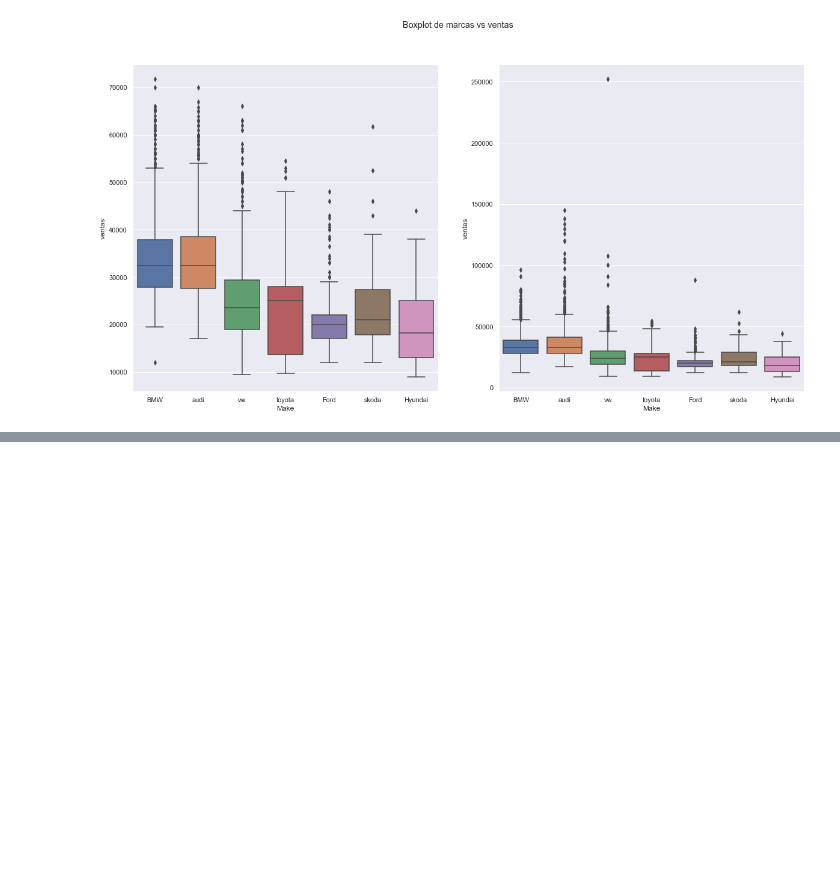
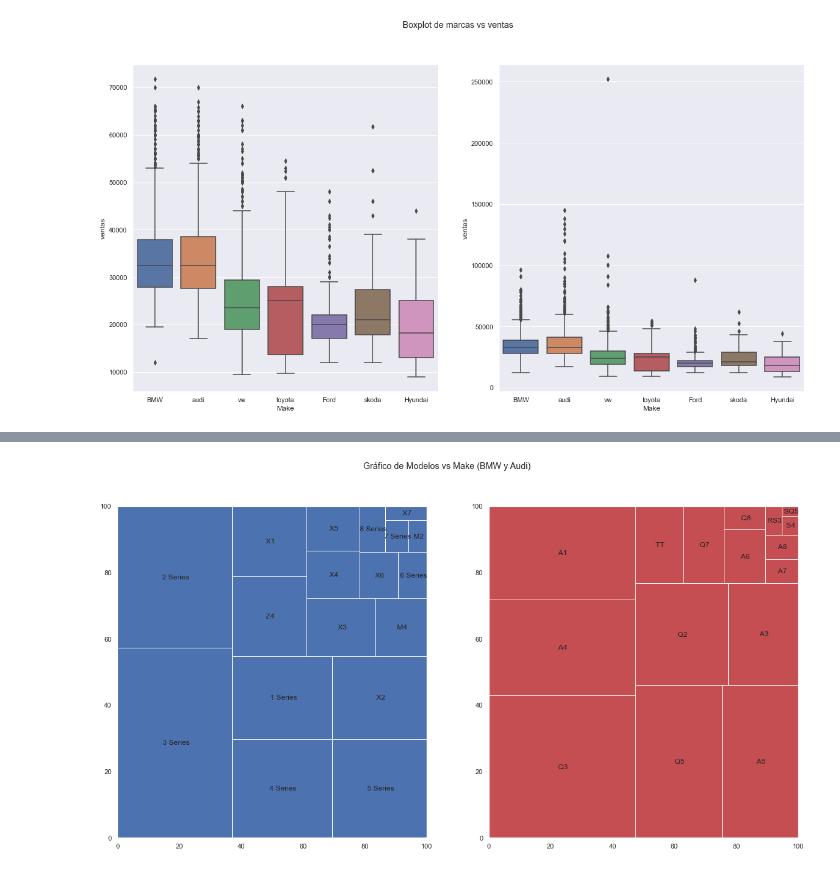
Before and after one commit to carloscabruja/EDA_Autos, a Jupyter notebook: exploratory_data_analysis.ipynb, the cells around one changed output, grey strips where cells are left out. Cells and saved outputs as stored; diff of their text form; code cells hidden in the pictures; blank space fills up the shorter version.

```diff
--- a/exploratory_data_analysis.ipynb
+++ b/exploratory_data_analysis.ipynb
@@ -304,0 +397,13 @@ plt.show()
+# %%
+# Gráfico de Modelos vs Make (BMW y Audi)
+bmw = df[df.Make == 'BMW']['model'].value_counts()
+audi = df[df.Make == 'audi']['model'].value_counts()
+
+# gráfico de modelos
+fig, axs = plt.subplots(nrows=1, ncols=2, figsize=(20,10), sharey='none')
+fig.suptitle('Gráfico de Modelos vs Make (BMW y Audi)')
+squarify.plot(sizes=bmw.values, label=bmw.index, color='b', ax=axs[0])
+squarify.plot(sizes=audi.values, label=audi.index, color='r', ax=axs[1])
+plt.show()
+# %% [output]
+[figure, added]
```
Also changed, not shown: parts of 16 cells of this notebook.
